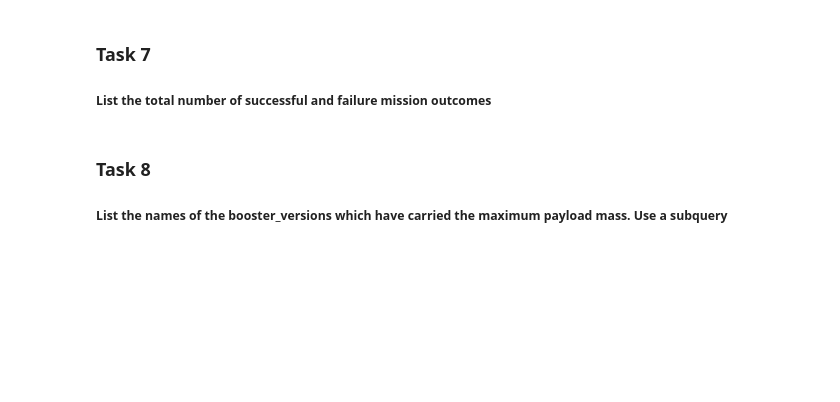
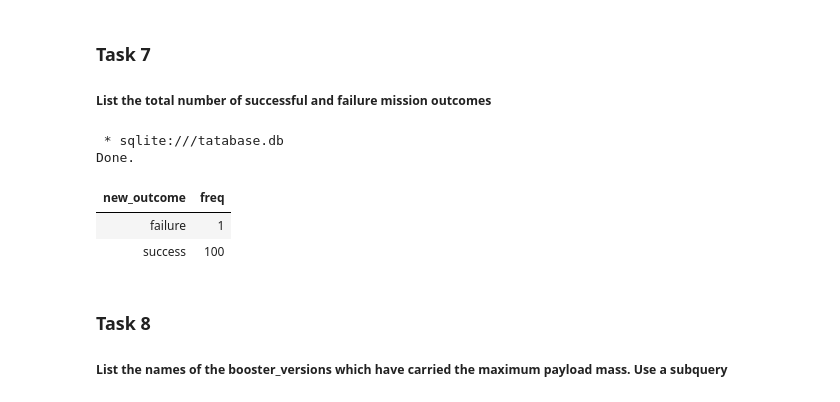
Before and after one commit to junmingtheo/mbi-a-d-s, a Jupyter notebook: jupyter_labs_eda_sql_coursera_sqllite.ipynb, the cells around one changed output. Saved outputs shown, nothing was run; the diff lists cells and outputs as text; code cells hidden in the pictures; blank space fills up the shorter version.

```diff
--- a/jupyter_labs_eda_sql_coursera_sqllite.ipynb
+++ b/jupyter_labs_eda_sql_coursera_sqllite.ipynb
@@ -116,6 +208,16 @@ _Hint:Use min function_
 
 
 ##### List the total number of successful and failure mission outcomes
+# %%
+query = %sql select case when Mission_Outcome like "%Success%" then "success" else "failure" end as new_outcome, count(*) as freq from \
+SPACEXTABLE where Mission_Outcome like "%Success%" or Mission_Outcome like "%Fail%" group by new_outcome
+query
+# %% [output]
+ * sqlite:///tatabase.db
+Done.
+| new_outcome | freq |
+| failure | 1 |
+| success | 100 |
 # %% [markdown]
 ### Task 8
 
```
Also changed, not shown: parts of 15 cells of this notebook.
